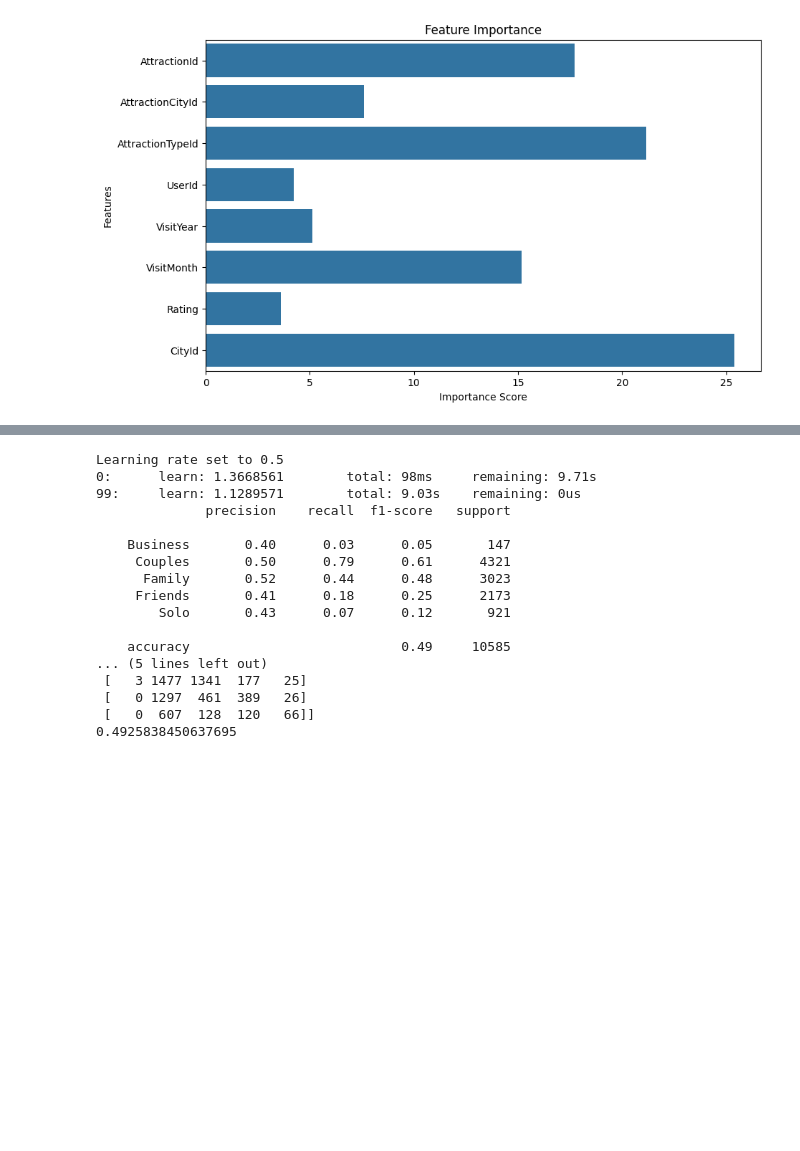
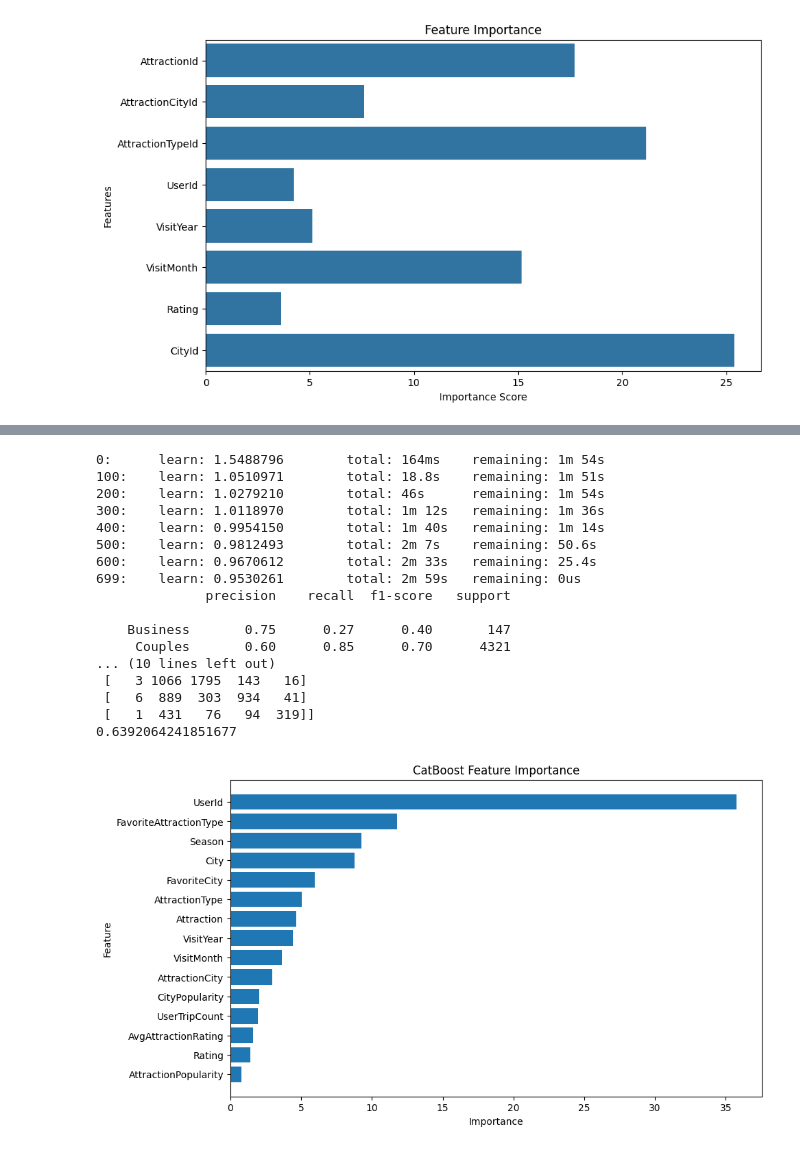
Before and after one commit to nitya-tech-new/tourisms, a Jupyter notebook: VisitMode_prediction.ipynb, the cells around one changed output, grey strips where cells are left out. Drawn from its saved outputs; the diff is of its cells as text; code cells hidden in the pictures; blank space fills up the shorter version.

```diff
--- a/VisitMode_prediction.ipynb
+++ b/VisitMode_prediction.ipynb
@@ -285,7 +369,9 @@ X1= df_sel.drop('VisitMode', axis=1)
 y1 = df_sel['VisitMode']
 X1_train, X1_test, y1_train, y1_test = train_test_split(X1, y1, test_size=0.2, random_state=42)
 model2 = CatBoostClassifier(
-    iterations=100,
+    iterations=700,
+    learning_rate=0.1,
+    depth=6,
     loss_function='MultiClass',
     verbose=100
 
@@ -300,20 +386,55 @@ print(classification_report(y1_test, y1_pred))
 print(confusion_matrix(y1_test, y1_pred))
 print(accuracy_score(y1_test, y1_pred))
 # %% [output]
-Learning rate set to 0.5
-0:      learn: 1.3668561        total: 98ms     remaining: 9.71s
-99:     learn: 1.1289571        total: 9.03s    remaining: 0us
+0:      learn: 1.5488796        total: 164ms    remaining: 1m 54s
+100:    learn: 1.0510971        total: 18.8s    remaining: 1m 51s
+200:    learn: 1.0279210        total: 46s      remaining: 1m 54s
+300:    learn: 1.0118970        total: 1m 12s   remaining: 1m 36s
+400:    learn: 0.9954150        total: 1m 40s   remaining: 1m 14s
+500:    learn: 0.9812493        total: 2m 7s    remaining: 50.6s
+600:    learn: 0.9670612        total: 2m 33s   remaining: 25.4s
+699:    learn: 0.9530261        total: 2m 59s   remaining: 0us
               precision    recall  f1-score   support
 
-    Business       0.40      0.03      0.05       147
-     Couples       0.50      0.79      0.61      4321
-      Family       0.52      0.44      0.48      3023
-     Friends       0.41      0.18      0.25      2173
-        Solo       0.43      0.07      0.12       921
-
-    accuracy                           0.49     10585
-... (5 lines left out)
- [   3 1477 1341  177   25]
- [   0 1297  461  389   26]
- [   0  607  128  120   66]]
-0.4925838450637695
+    Business       0.75      0.27      0.40       147
+     Couples       0.60      0.85      0.70      4321
+... (10 lines left out)
+ [   3 1066 1795  143   16]
+ [   6  889  303  934   41]
+ [   1  431   76   94  319]]
+0.6392064241851677
+# %%
+from catboost import Pool
+
+train_pool1 = Pool(
+    data=X1_train,
+    label=y1_train,
+    cat_features=cat_features1
+)
+
+feature_importances2 = model2.get_feature_importance(train_pool1)
+importance_df1 = pd.DataFrame({
+    'Feature': X1_train.columns,
+    'Importance': feature_importances2
+})
+
+importance_df1 = importance_df1.sort_values(
+    by='Importance',
+    ascending=False
+)
+
+plt.figure(figsize=(10,6))
+
+plt.barh(
+    importance_df1['Feature'],
+    importance_df1['Importance']
+)
+
+plt.gca().invert_yaxis()
+plt.xlabel('Importance')
+plt.ylabel('Feature')
+plt.title('CatBoost Feature Importance')
+
+plt.show()
+# %% [output]
+[figure, added]
```
Also changed, not shown: parts of 9 cells of this notebook, 10 other files.
